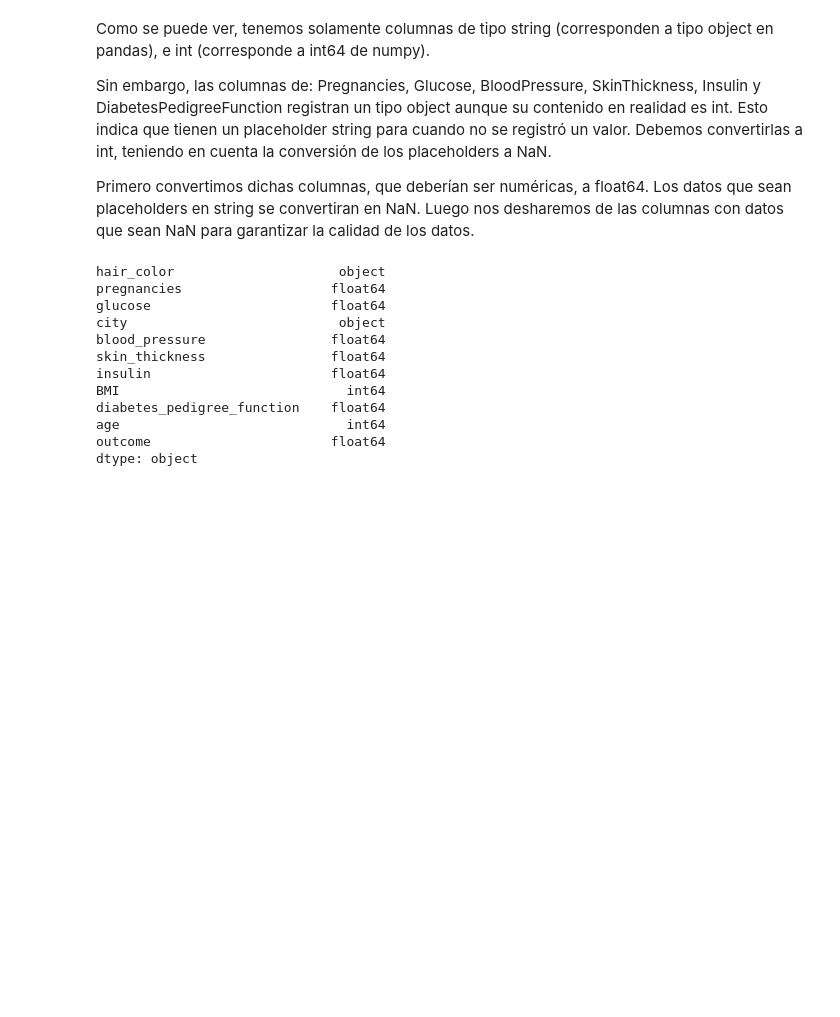
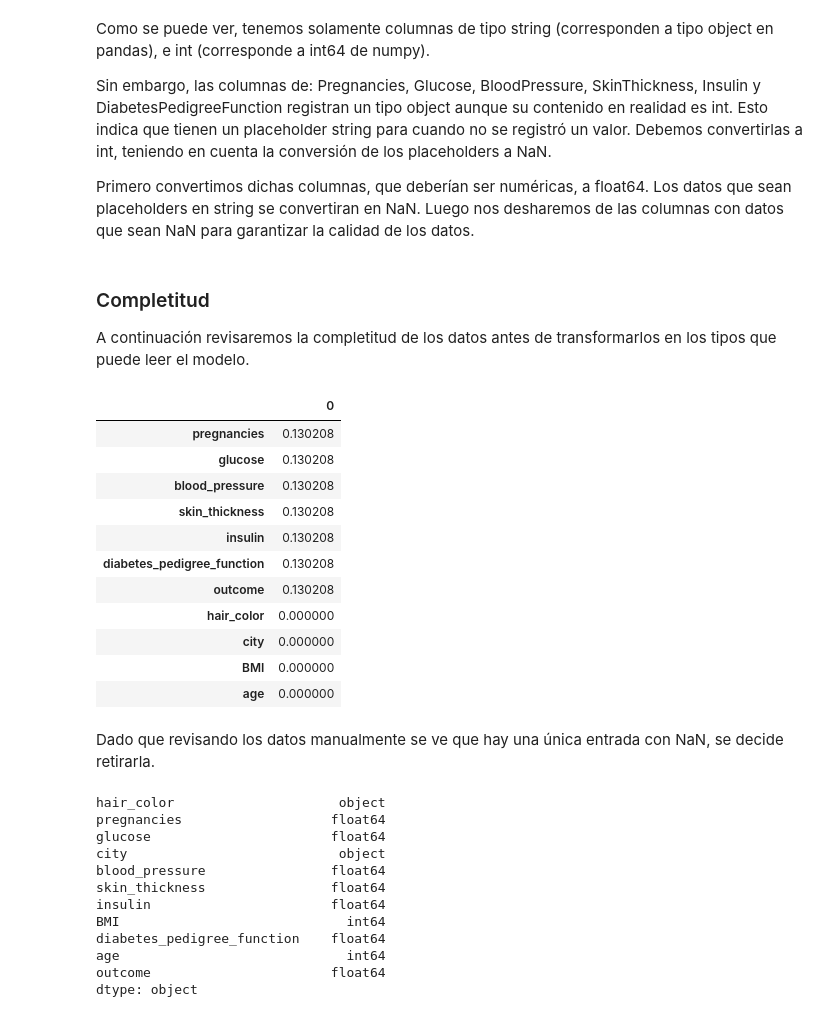
Before and after one commit to cdforigua05/BI_Lab1, a Jupyter notebook: DataExploration.ipynb, the cells around one changed output. Drawn from its saved outputs; the diff is of its cells as text; code cells hidden in the pictures; blank space fills up the shorter version.

```diff
--- a/DataExploration.ipynb
+++ b/DataExploration.ipynb
@@ -86,6 +86,28 @@ Primero convertimos dichas columnas, que deberían ser numéricas, a float64. Lo
 headers = ["pregnancies", "glucose", "blood_pressure", "skin_thickness", "insulin", "diabetes_pedigree_function", "outcome"]
 for header in headers:
     data[header] = pd.to_numeric(data[header], errors="coerce")
+# %% [markdown]
+### Completitud
+
+A continuación revisaremos la completitud de los datos antes de transformarlos en los tipos que puede leer el modelo.
+# %%
+df_data = (100*data.isna().sum()/len(data)).to_frame()
+df_data.sort_values(0, ascending = False)
+# %% [output]
+|  | 0 |
+| pregnancies | 0.130208 |
+| glucose | 0.130208 |
+| blood_pressure | 0.130208 |
+| skin_thickness | 0.130208 |
+| insulin | 0.130208 |
+| diabetes_pedigree_function | 0.130208 |
+| outcome | 0.130208 |
+| hair_color | 0.000000 |
+| city | 0.000000 |
+| BMI | 0.000000 |
+| age | 0.000000 |
+# %% [markdown]
+Dado que revisando los datos manualmente se ve que hay una única entrada con NaN, se decide retirarla.
 # %%
 # Eliminar filas con valores NaN para garantizar calidad de datos.
 
```
Also changed, not shown: parts of 13 cells of this notebook, 1 other file.
